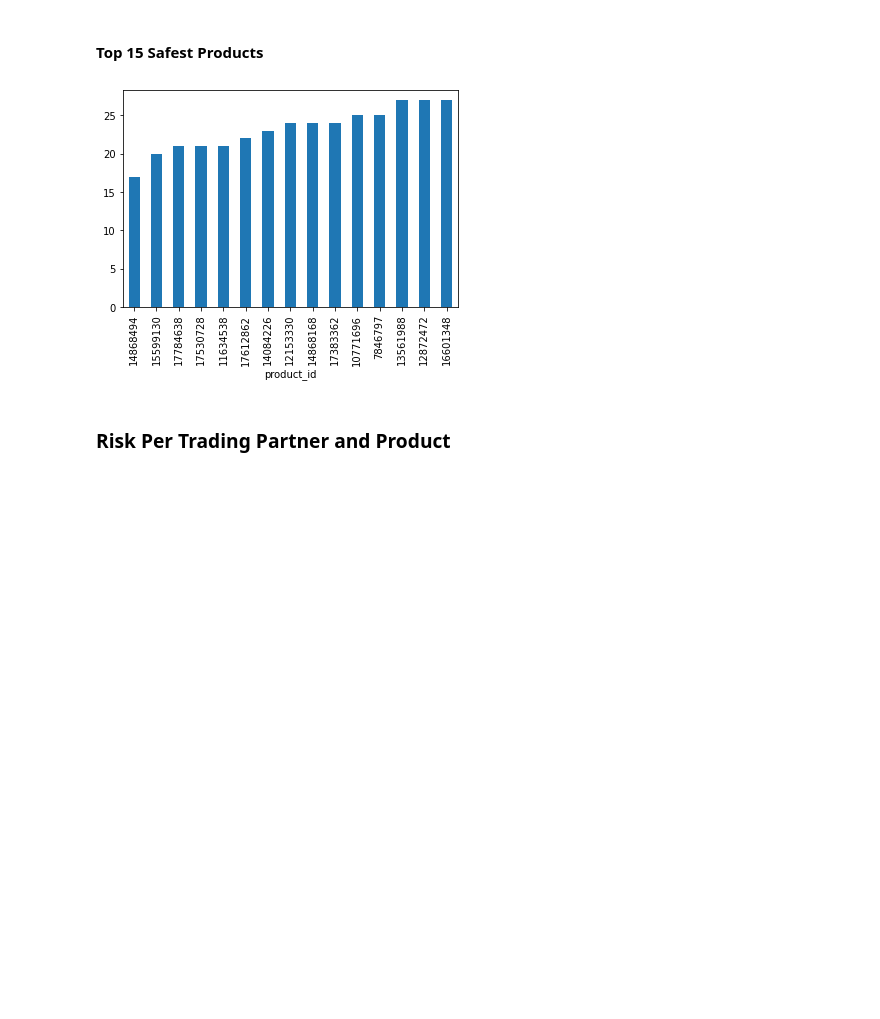
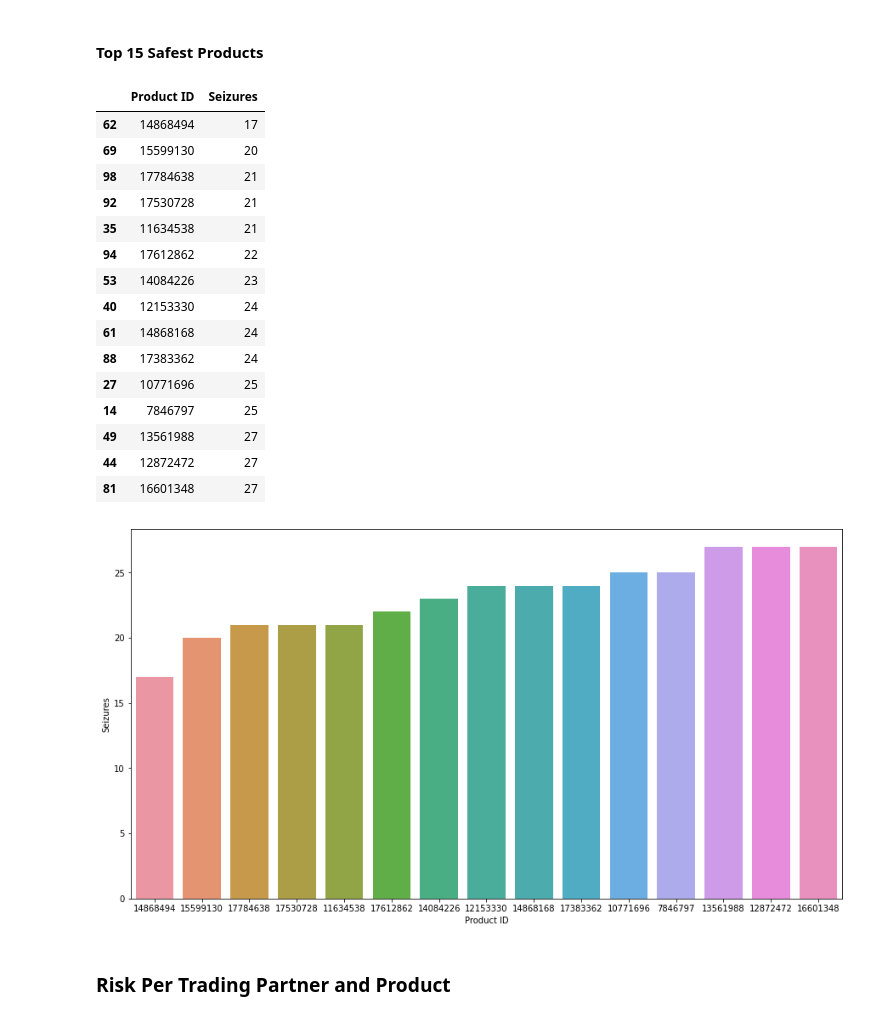
Before and after one commit to triztian/CBPRiskSeizure, a Jupyter notebook: risk_assessment_report.ipynb, the cells around one changed output. Drawn from its saved outputs; the diff is of its cells as text; code cells hidden in the pictures; blank space fills up the shorter version.

```diff
--- a/risk_assessment_report.ipynb
+++ b/risk_assessment_report.ipynb
@@ -58,11 +130,40 @@ products_df[products_df.seized_pred == 1].groupby("product_id").size().sort_valu
 # %% [markdown]
 #### Top 15 Safest Products
 # %%
-products_df[products_df.seized_pred == 1].groupby("product_id").size().sort_values(
-    ascending=True
-)[:15].plot(kind="bar");
+top15_safe_df = (
+    products_df[products_df.seized_pred == 1]
+    .groupby("product_id", as_index=False)
+    .size()
+    .sort_values(ascending=True, by="size")[:15]
+)
+top15_safe_df.rename(
+    columns={"product_id": "Product ID", "size": "Seizures"}, inplace=True
+)
+top15_safe_df
 # %% [output]
-[figure, removed]
+|  | Product ID | Seizures |
+| 62 | 14868494 | 17 |
+| 69 | 15599130 | 20 |
+| 98 | 17784638 | 21 |
+| 92 | 17530728 | 21 |
+| 35 | 11634538 | 21 |
+| 94 | 17612862 | 22 |
+| 53 | 14084226 | 23 |
+| 40 | 12153330 | 24 |
+| 61 | 14868168 | 24 |
+| 88 | 17383362 | 24 |
+| 27 | 10771696 | 25 |
+| 14 | 7846797 | 25 |
+| 49 | 13561988 | 27 |
+| 44 | 12872472 | 27 |
+| 81 | 16601348 | 27 |
+# %%
+plt.figure(figsize=(15, 8))
+sns.barplot(
+    data=top15_safe_df, x="Product ID", y="Seizures", order=top15_safe_df["Product ID"]
+)
+# %% [output]
+[figure, added]
 # %% [markdown]
 ### Risk Per Trading Partner and Product
 # %% [markdown]
```
Also changed, not shown: parts of 13 cells of this notebook.
